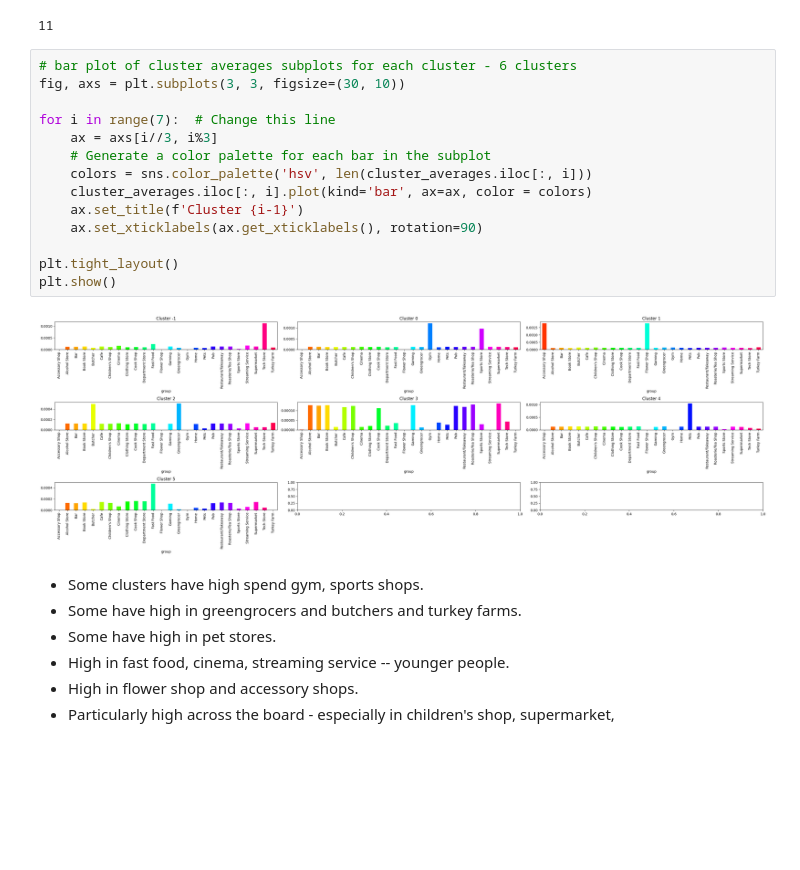
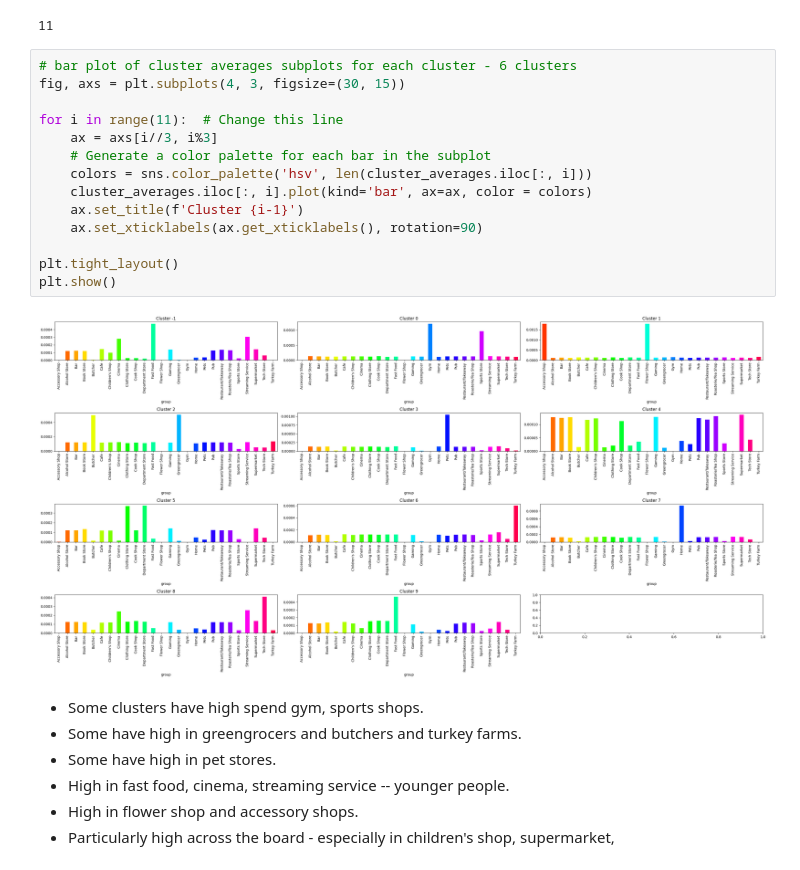
Before and after one commit to UoB-DSMP-2023-24/dsmp-2024-group-38, a Jupyter notebook: UMAP_clustering.ipynb, the cells around one changed output. Drawn from its saved outputs; the diff is of its cells as text; blank space fills up the shorter version.

```diff
--- a/UMAP_clustering.ipynb
+++ b/UMAP_clustering.ipynb
@@ -237,20 +237,20 @@ print(len(cluster_averages.columns))
 11
 # %%
 # bar plot of cluster averages subplots for each cluster - 6 clusters
-fig, axs = plt.subplots(3, 3, figsize=(30, 10))
+fig, axs = plt.subplots(4, 3, figsize=(30, 15))
 
-for i in range(7):  # Change this line
+for i in range(11):  # Change this line
     ax = axs[i//3, i%3]
     # Generate a color palette for each bar in the subplot
     colors = sns.color_palette('hsv', len(cluster_averages.iloc[:, i]))
     cluster_averages.iloc[:, i].plot(kind='bar', ax=ax, color = colors)
     ax.set_title(f'Cluster {i-1}')
     ax.set_xticklabels(ax.get_xticklabels(), rotation=90)
 
 plt.tight_layout()
 plt.show()
 # %% [output]
-[figure, old version]
+[figure, new version]
 # %% [markdown]
 - Some clusters have high spend gym, sports shops.
 - Some have high in greengrocers and butchers and turkey farms.
```
Also changed, not shown: parts of 19 cells of this notebook.
